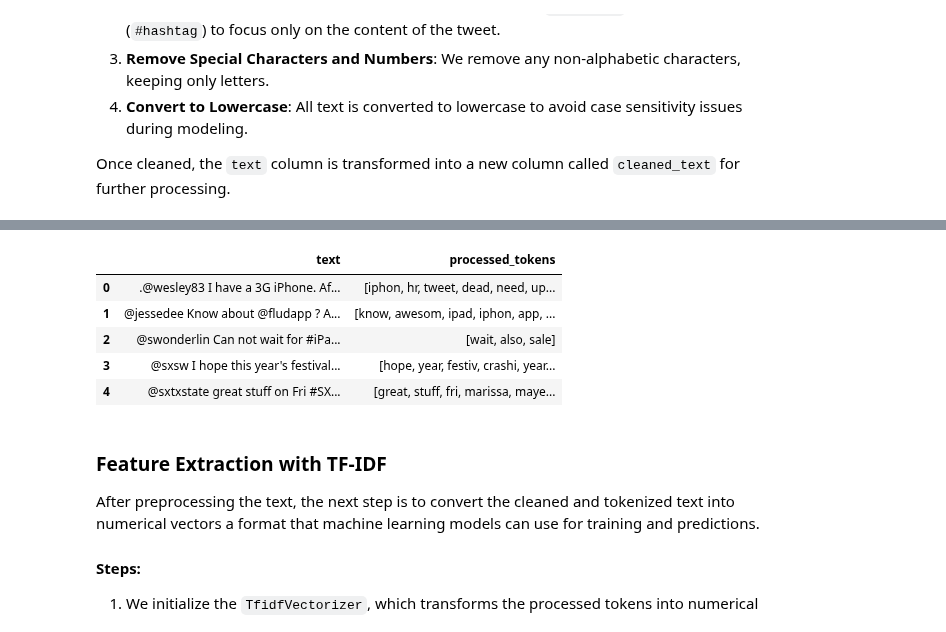
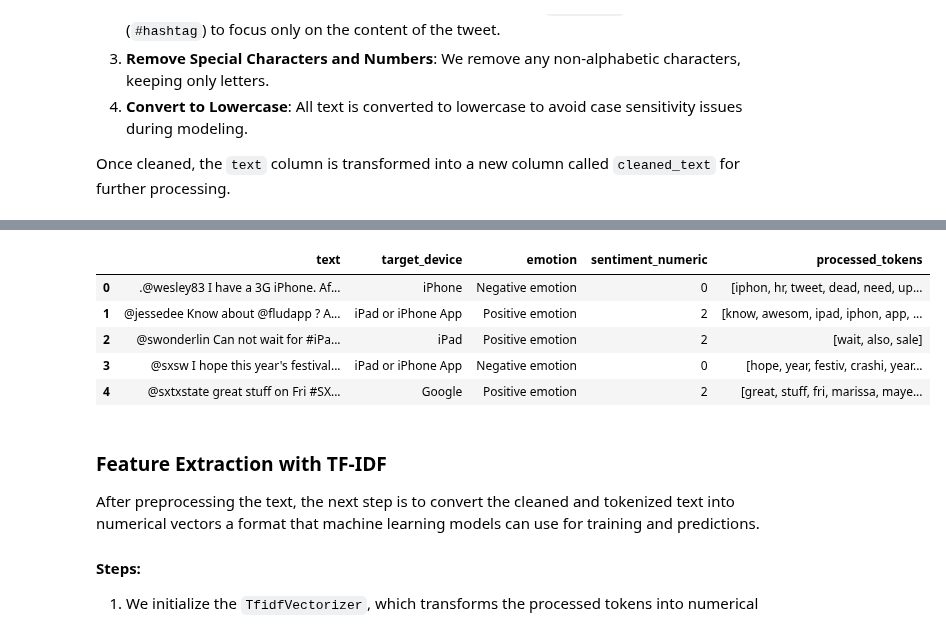
Before and after one commit to George-Chira/twitter-sentiment-analysis, a Jupyter notebook: notebooks/Chira.ipynb, the cells around one changed output, grey strips where cells are left out. Saved outputs shown, nothing was run; the diff lists cells and outputs as text; code cells hidden in the pictures.

```diff
--- a/notebooks/Chira.ipynb
+++ b/notebooks/Chira.ipynb
@@ -199,34 +199,32 @@ from nltk.tokenize import RegexpTokenizer
 from nltk.corpus import stopwords
 from nltk.stem import PorterStemmer
 
-# Download necessary NLTK data files
-nltk.download('stopwords')
-
 # initializing the RegexpTokenizer, porterstemmer and stopwords
-tokenizer = RegexpTokenizer(r"(?u)\w{3,}") #tokenizer that keeps 3 letter words
+tokenizer = RegexpTokenizer(r"(?u)\w{3,}")  # tokenizer that keeps 3+ letter words
 stopwords_list = set(stopwords.words('english'))
 stemmer = PorterStemmer()
 
 def preprocess_text(text, tokenizer, stopwords_list, stemmer):
     # Step 1: Remove URLs
-    text = re.sub(r'http\S+|www\S+', " " , text)  # Removes any URL links starting with http or www
-    # Step 2: Remove mentions and hashtags
-    text = re.sub(r'@\w+|#\w+', " " , text) #remove usernames and hashtags
+    text = re.sub(r'http\S+|www\S+', " ", text)  # Remove any URL links starting with http or www
+    # Step 2: Remove mentions, hashtags, and placeholders like {link} and {mention}
+    text = re.sub(r'@\w+|#\w+|\{link\}|\{mention\}', " ", text)  # Remove usernames, hashtags, {link}, {mention}
     # Step 3: Remove special characters and numbers, keeping only alphabetic characters
-    text = re.sub(r'[^a-zA-Z\s]', " " , text) #remove special characters retaing alphabet words only
+    text = re.sub(r'[^a-zA-Z\s]', " ", text)  # Remove special characters, keeping only words
     # Step 4: Standardize case (lowercase the text)
     text = text.lower()
 
-    # Step 5: Tokenize ` Splits text into tokens (words) based on the tokenizer rules
+    # Step 5: Tokenize - Split text into tokens (words) based on the tokenizer rules
     tokens = tokenizer.tokenize(text)
-    # Step 6: Remove stopwords using `stopwords_list`
-    tokens = [word for word in tokens if word not in stopwords_list]  # Removes common stopwords
-    # Step 7: Stem the tokenized text using `stemmer`
-    tokens = [stemmer.stem(word) for word in tokens]  # Reduces words to their root form using stemming
+    # Step 6: Remove stopwords using stopwords_list
+    tokens = [word for word in tokens if word not in stopwords_list]  # Remove common stopwords
+    # Step 7: Stem the tokenized text using stemmer
+    tokens = [stemmer.stem(word) for word in tokens]  # Reduce words to their root form using stemming
+
     # Return the preprocessed text
     return tokens  # Returns the processed tokens (cleaned and stemmed)
 
 # Apply function to the dataframe
 df_tweets['processed_tokens'] = df_tweets['text'].apply(lambda x: preprocess_text(x, tokenizer, stopwords_list, stemmer))
-df_tweets[['text', 'processed_tokens']].head()
+df_tweets.head(5)
 # %% [output]
@@ -236,9 +231,9 @@ df_tweets[['text', 'processed_tokens']].head()
-|  | text | processed_tokens |
-| 0 | .@wesley83 I have a 3G iPhone. Af... | [iphon, hr, tweet, dead, need, up... |
-| 1 | @jessedee Know about @fludapp ? A... | [know, awesom, ipad, iphon, app, ... |
-| 2 | @swonderlin Can not wait for #iPa... | [wait, also, sale] |
-| 3 | @sxsw I hope this year's festival... | [hope, year, festiv, crashi, year... |
-| 4 | @sxtxstate great stuff on Fri #SX... | [great, stuff, fri, marissa, maye... |
+|  | text | target_device | emotion | sentiment_numeric | processed_tokens |
+| 0 | .@wesley83 I have a 3G iPhone. Af... | iPhone | Negative emotion | 0 | [iphon, hr, tweet, dead, need, up... |
+| 1 | @jessedee Know about @fludapp ? A... | iPad or iPhone App | Positive emotion | 2 | [know, awesom, ipad, iphon, app, ... |
+| 2 | @swonderlin Can not wait for #iPa... | iPad | Positive emotion | 2 | [wait, also, sale] |
+| 3 | @sxsw I hope this year's festival... | iPad or iPhone App | Negative emotion | 0 | [hope, year, festiv, crashi, year... |
+| 4 | @sxtxstate great stuff on Fri #SX... | Google | Positive emotion | 2 | [great, stuff, fri, marissa, maye... |
 # %% [markdown]
 ### Feature Extraction with TF-IDF
 
```
Also changed, not shown: parts of 13 cells of this notebook.
